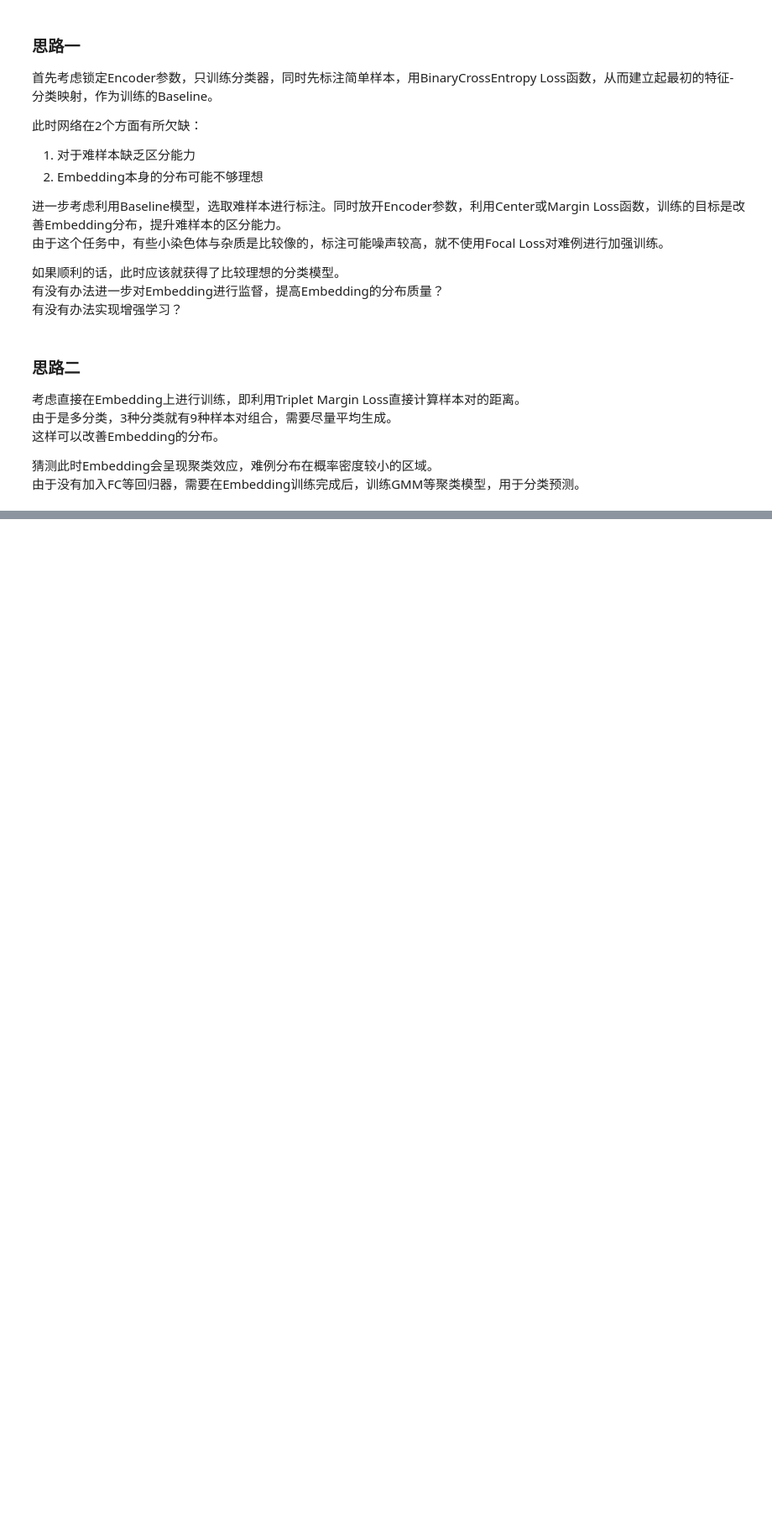
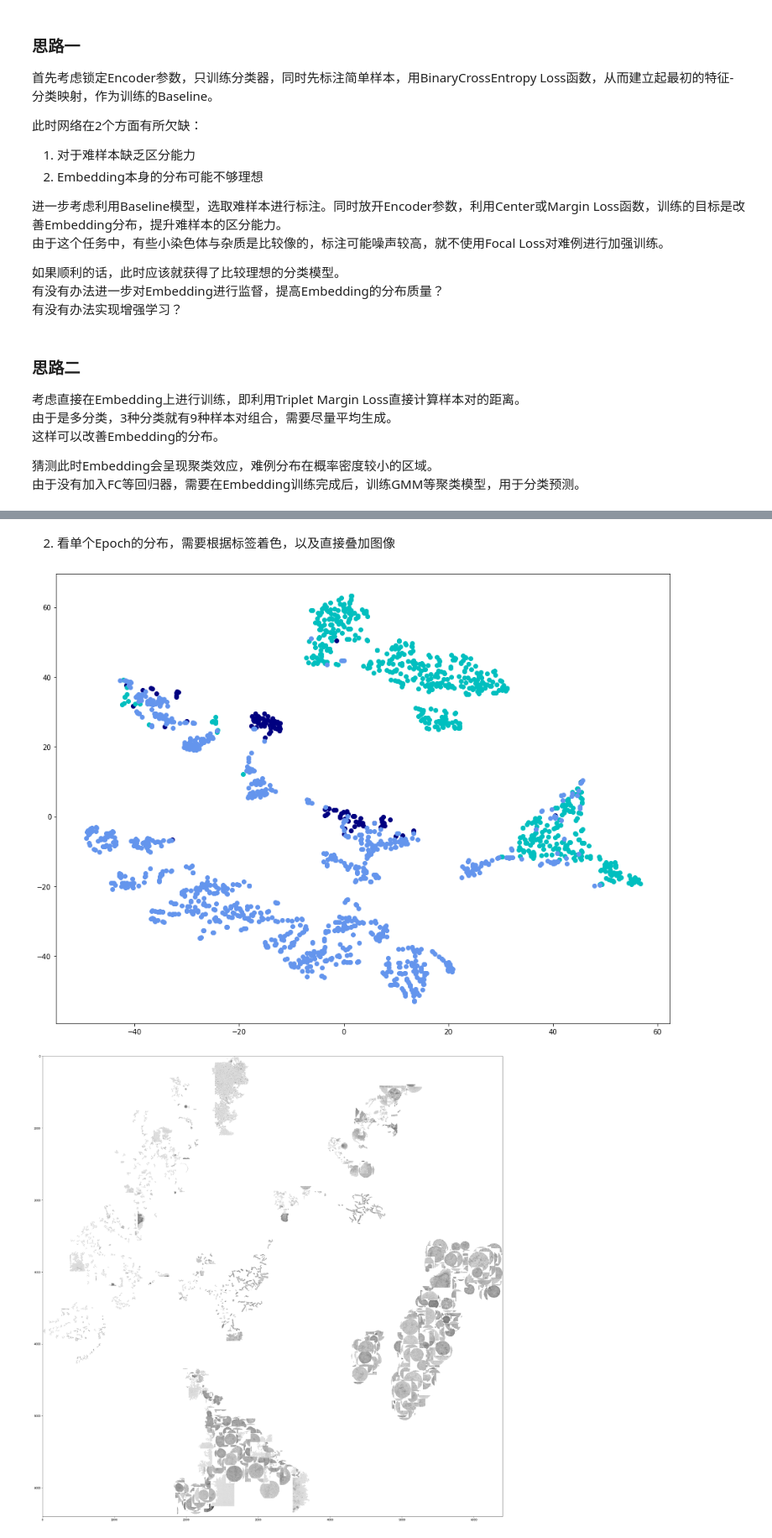
Before and after one commit to xiedidan/chromosome-classifier, a Jupyter notebook: classifier.ipynb, the cells around one changed output, grey strips where cells are left out. Shown at 84% size. Saved outputs shown, nothing was run; the diff lists cells and outputs as text; code cells hidden in the pictures; blank space fills up the shorter version.

```diff
--- a/classifier.ipynb
+++ b/classifier.ipynb
@@ -282,10 +290,15 @@ class ChunkDataset(Dataset):
         self.anno_df = []
 
         for anno_path in self.anno_paths:
-            anno_df = pd.read_csv(anno_path)
+            anno_df = pd.read_csv(os.path.join(self.data_root, anno_path))
             self.anno_df.append(anno_df)
 
         self.anno_df = pd.concat(self.anno_df, axis=0)
+        print(len(self.anno_df))
+
+        self.anno_df = self.anno_df[self.anno_df['class']!='mixture']
+        print(len(self.anno_df))
+
         print(self.anno_df.head())
 
         self.total_len = len(self.anno_df)
@@ -296,9 +309,9 @@ class ChunkDataset(Dataset):
 
     def __getitem__(self, index):
         row = self.anno_df.iloc[index]
-        img_path = os.path.join(self.data_root, os.path.split(row['path'])[1])
+        img_file = os.path.join(self.data_root, img_path, row['filename'])
 
-        img = Image.open(img_path)
+        img = Image.open(img_file)
 
         if self.transform is not None:
             img = self.transform(img)
@@ -422,0 +428,52 @@ epoch: 5/10
+# %% [markdown]
+2. 看单个Epoch的分布，需要根据标签着色，以及直接叠加图像
+# %%
+model_path = './models/EmbeddingNet-2.pth'
+cluster_num = 3
+
+class_mapping = {
+    'chromosome': 0,
+    'cell': 1,
+    'impurity': 2
+}
+# %%
+model.load_state_dict(torch.load(model_path))
+
+with torch.no_grad():
+    # get epoch logits
+    epoch_logits = []
+
+    with tqdm(total=len(loader), file=sys.stdout) as pbar:
+        for imgs in loader:
+            imgs = imgs.cuda()
+
+            logits = model(imgs)
+            logits = logits.detach().cpu()
+
+            epoch_logits.append(logits)
+
+            pbar.update(1)
+
+        epoch_logits = torch.cat(epoch_logits)
+
+        # pca
+        # pca = PCA(n_components=2)
+        # pca_logits = pca.fit_transform(epoch_logits)
+
+        # tsne
+        tsne_logits = TSNE(n_components=2).fit_transform(epoch_logits)
+
+        # draw cluster
+        clusters = list(chunk_dataset.anno_df['class'])
+        clusters = np.array([class_mapping[class_name] for class_name in clusters])
+
+        draw_clusters(clusters, cluster_num, tsne_logits, color_iter)
+
+        # draw pic
+        file_paths = list(chunk_dataset.anno_df['filename'])
+        file_paths = [os.path.join(data_root, img_path, file_path) for file_path in file_paths]
+
+        draw_pics(tsne_logits, file_paths)
+# %% [output]
+[figure, added]
+[figure, added]
```
Also changed, not shown: parts of 12 cells of this notebook, 1 other file.
